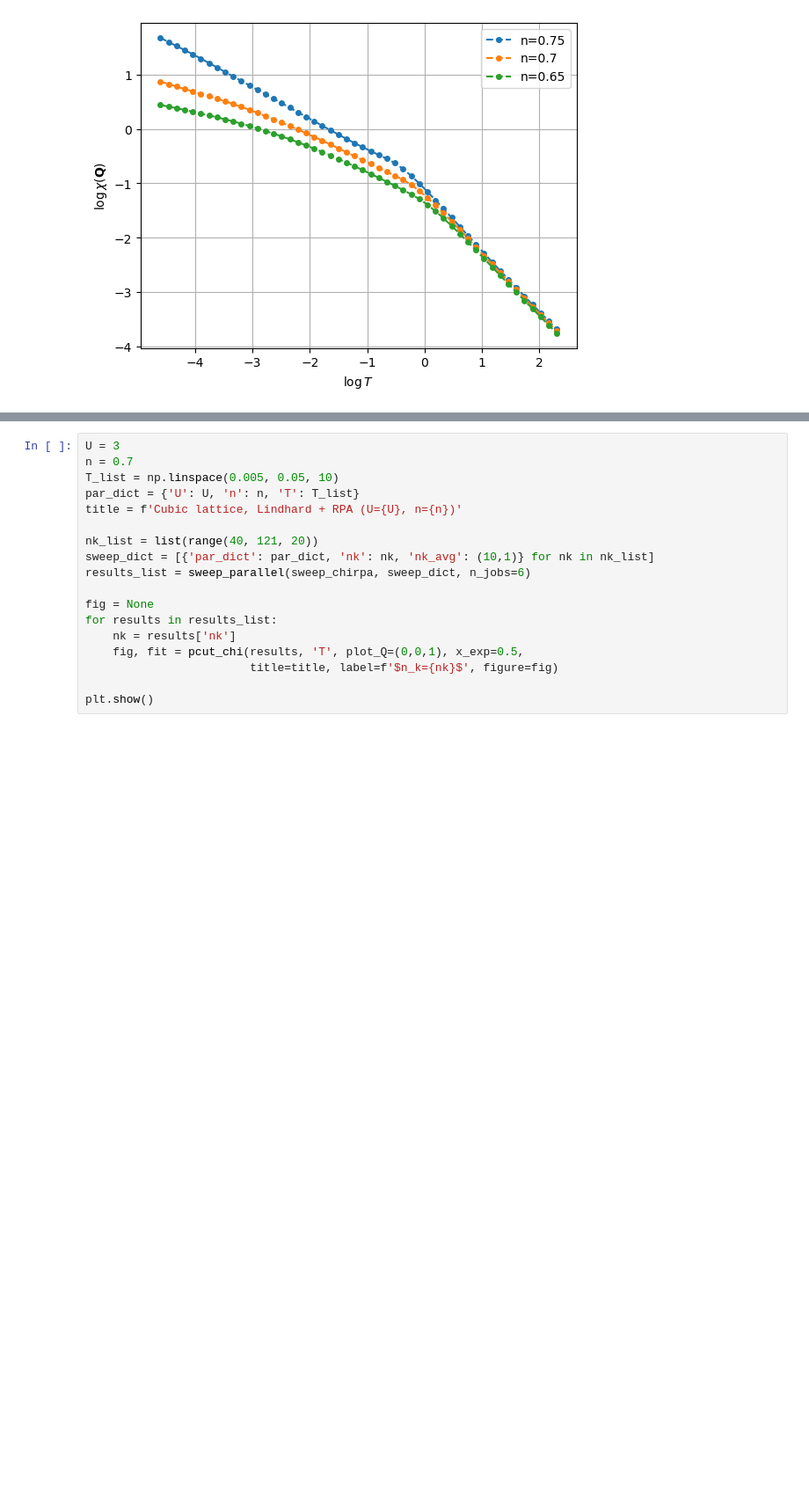
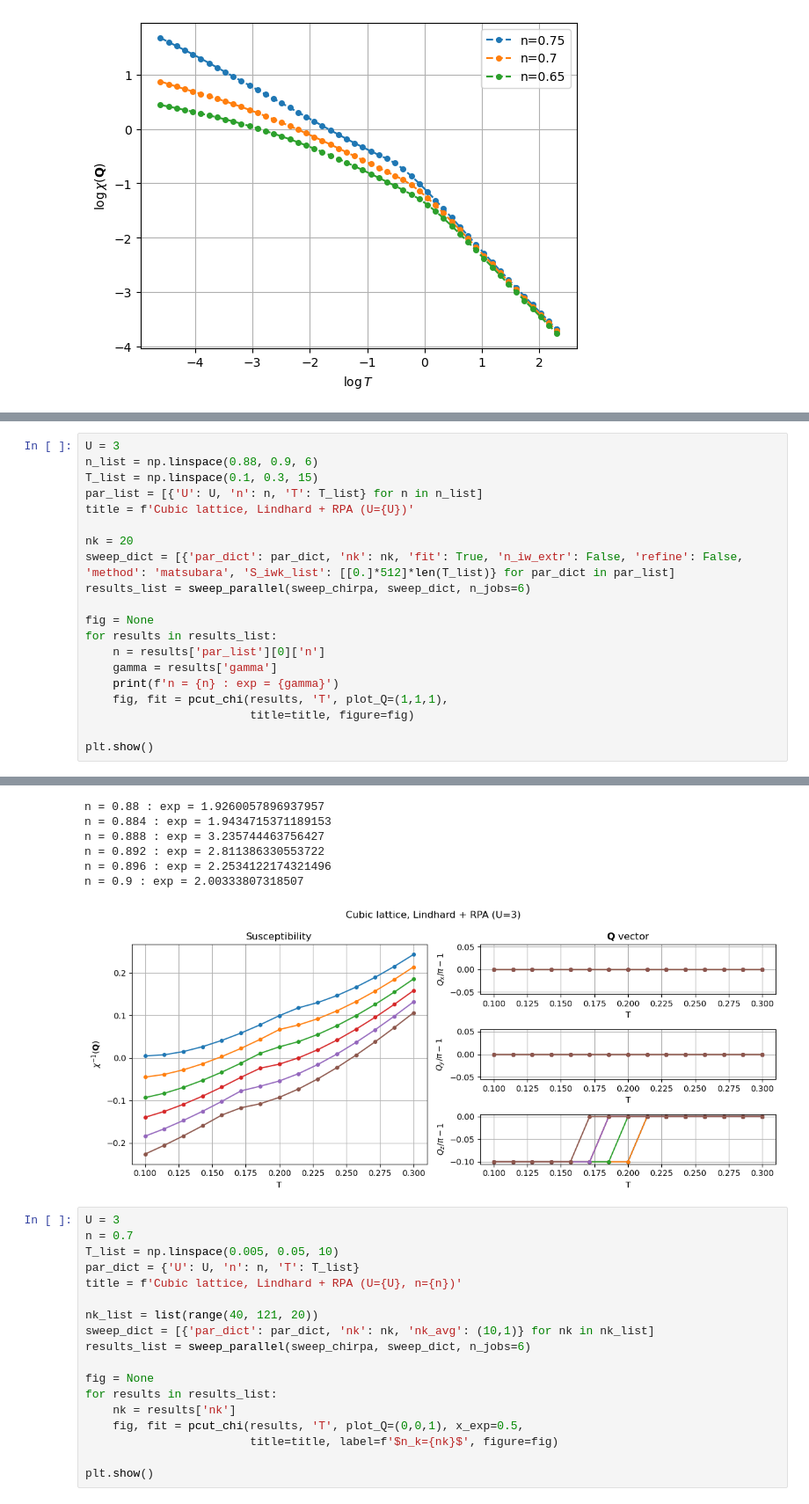
Before and after one commit to cctort/quantum_criticality, a Jupyter notebook: chi_rpa.ipynb, the cells around one changed output, grey strips where cells are left out. Shown at 88% size. Saved outputs shown, nothing was run; the diff lists cells and outputs as text; blank space fills up the shorter version.

```diff
--- a/chi_rpa.ipynb
+++ b/chi_rpa.ipynb
@@ -278,0 +214,21 @@ n = 0.9 : exp = 1.9675946988302397
+# %%
+U = 3
+n_list = np.linspace(0.88, 0.9, 6)
+T_list = np.linspace(0.1, 0.3, 15)
+par_list = [{'U': U, 'n': n, 'T': T_list} for n in n_list]
+title = f'Cubic lattice, Lindhard + RPA (U={U})'
+
+nk = 20
+sweep_dict = [{'par_dict': par_dict, 'nk': nk, 'fit': True, 'n_iw_extr': False, 'refine': False, 'method': 'matsubara', 'S_iwk_list': [[0.]*512]*len(T_list)} for par_dict in par_list]
+results_list = sweep_parallel(sweep_chirpa, sweep_dict, n_jobs=6)
+
+fig = None
+for results in results_list:
+    n = results['par_list'][0]['n']
+    gamma = results['gamma']
+    print(f'n = {n} : exp = {gamma}')
+    fig, fit = pcut_chi(results, 'T', plot_Q=(1,1,1),
+                        title=title, figure=fig)
+
+plt.show()
+# %% [output]
@@ -279,3 +240,10 @@ n = 0.9 : exp = 1.9675946988302397
+n = 0.88 : exp = 1.9260057896937957
+n = 0.884 : exp = 1.9434715371189153
+n = 0.888 : exp = 3.235744463756427
+n = 0.892 : exp = 2.811386330553722
+n = 0.896 : exp = 2.2534122174321496
+n = 0.9 : exp = 2.00333807318507
+[figure, added]
 # %%
 U = 3
 n = 0.7
```
Also changed, not shown: parts of 10 cells of this notebook, 3 other files.
